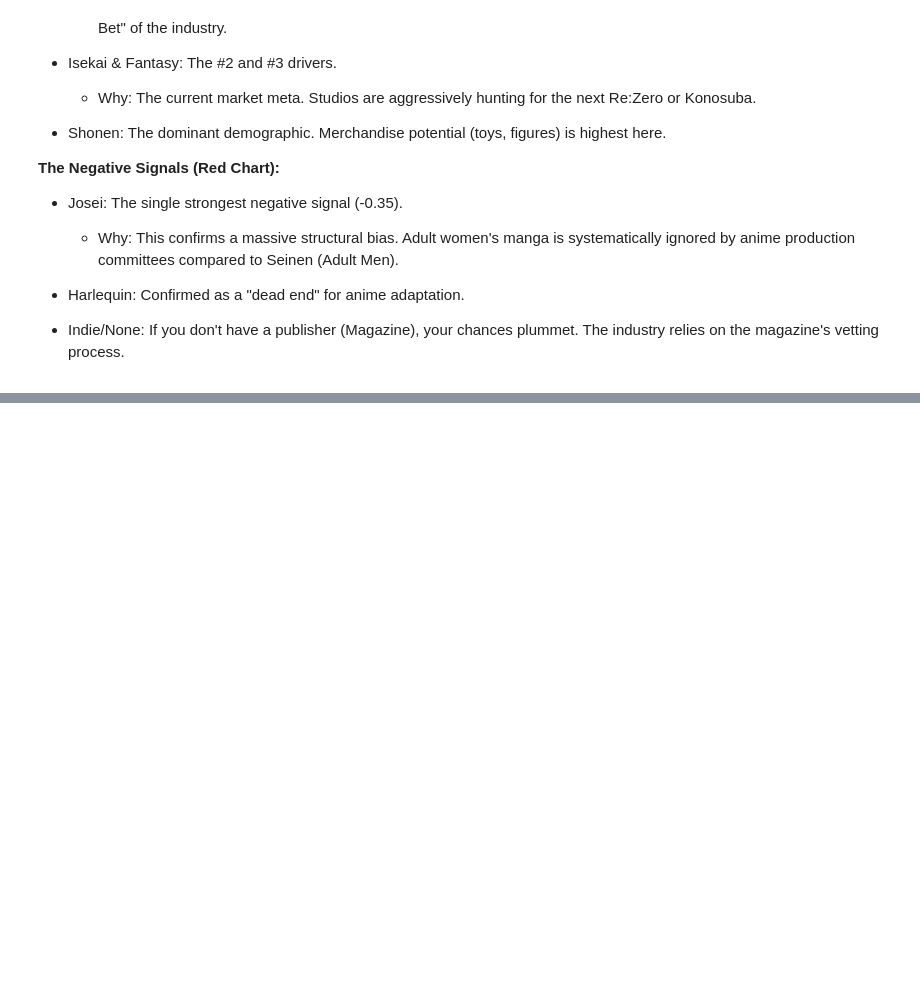
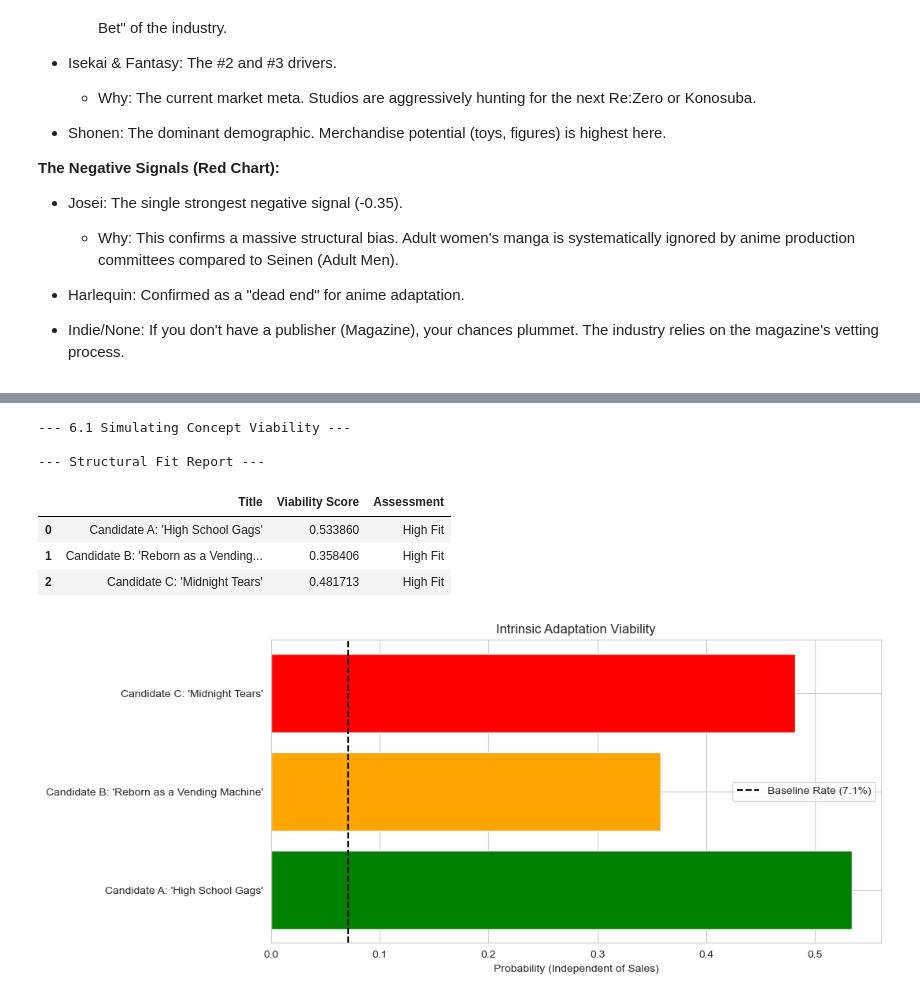
Before and after one commit to kennethyyoung/MyAnimeList_Manga_Analysis, a Jupyter notebook: notebooks/analysis.ipynb, the cells around one changed output, grey strips where cells are left out. Drawn from its saved outputs; the diff is of its cells as text; code cells hidden in the pictures; blank space fills up the shorter version.

Commit message:
feat: draft for predictions and conclusion

```diff
--- a/notebooks/analysis.ipynb
+++ b/notebooks/analysis.ipynb
@@ -1903,0 +1991,80 @@ Removed: ['log_members', 'members', 'members_per_vol', 'score', 'score_missing',
+# %%
+# ==========================================
+# SECTION 6: PREDICTIONS ON NEW DATA
+# ==========================================
+import pandas as pd
+import matplotlib.pyplot as plt
+
+print("--- 6.1 Simulating Concept Viability ---")
+
+# 1. Define the 3 Scenarios
+scenarios = [
+    {
+        "Title": "Candidate A: 'High School Gags'",
+        "Magazine": "mag_Shonen Sunday",
+        "Demographic": "demo_Shonen",
+        "Tags": ["genre_Comedy", "theme_School", "genre_Slice of Life"]
+    },
+    {
+        "Title": "Candidate B: 'Reborn as a Vending Machine'",
+        "Magazine": "mag_AlphaPolis Web Manga",
+        "Demographic": "demo_Shonen",
+        "Tags": ["genre_Fantasy", "theme_Isekai", "genre_Adventure"]
+    },
+    {
+        "Title": "Candidate C: 'Midnight Tears'",
+        "Magazine": "mag_Feel Young",
+        "Demographic": "demo_Josei",
+        "Tags": ["genre_Drama", "genre_Romance", "theme_Psychological"]
+    }
+]
+
+# 2. Helper Function to Align with Model Features
+def create_input_df(scenarios, model_columns):
+    df = pd.DataFrame(0, index=range(len(scenarios)), columns=model_columns)
+
+    for i, scen in enumerate(scenarios):
+        if scen["Magazine"] in df.columns:
+            df.at[i, scen["Magazine"]] = 1
+        if scen["Demographic"] in df.columns:
+            df.at[i, scen["Demographic"]] = 1
+        for tag in scen["Tags"]:
+            if tag in df.columns:
+                df.at[i, tag] = 1
+    return df
+
+# 3. Run Prediction using the CLEAN Lasso Model (Intrinsic Signal)
+input_df = create_input_df(scenarios, X_clean.columns)
+clean_model = models["Regularized (Lasso)"]
+clean_model.fit(X_clean, y)
+
+# Get Probabilities
+probs = clean_model.predict_proba(input_df)[:, 1]
+
+# 4. Display Results
+results = pd.DataFrame(scenarios)[["Title"]]
+results["Viability Score"] = probs
+results["Assessment"] = results["Viability Score"].apply(
+    lambda x: "High Fit" if x > 0.14 else ("Moderate Fit" if x > 0.07 else "Low Fit")
+)
+
+print("\n--- Structural Fit Report ---")
+display(results.style.background_gradient(subset=["Viability Score"], cmap="Greens"))
+
+# 5. Visualize
+plt.figure(figsize=(10, 5))
+plt.barh(results["Title"], results["Viability Score"], color=["green", "orange", "red"])
+plt.axvline(0.071, color='black', linestyle='--', label='Baseline Rate (7.1%)')
+plt.title("Intrinsic Adaptation Viability")
+plt.xlabel("Probability (Independent of Sales)")
+plt.legend()
+plt.show()
+# %% [output]
+--- 6.1 Simulating Concept Viability ---
+
+--- Structural Fit Report ---
+|  | Title | Viability Score | Assessment |
+| 0 | Candidate A: 'High School Gags' | 0.533860 | High Fit |
+| 1 | Candidate B: 'Reborn as a Vending... | 0.358406 | High Fit |
+| 2 | Candidate C: 'Midnight Tears' | 0.481713 | High Fit |
+[figure, added]
```
Also changed, not shown: parts of 12 cells of this notebook.
